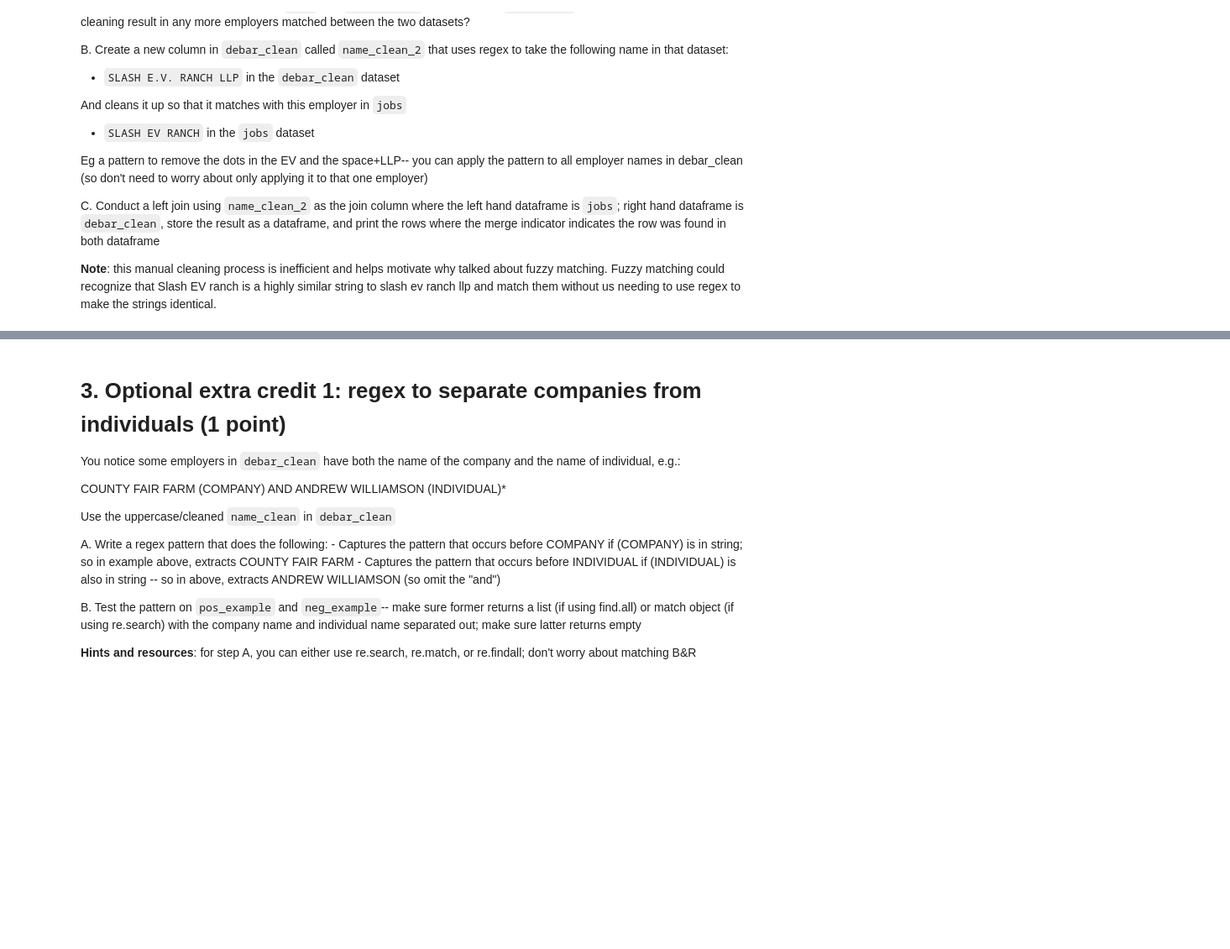
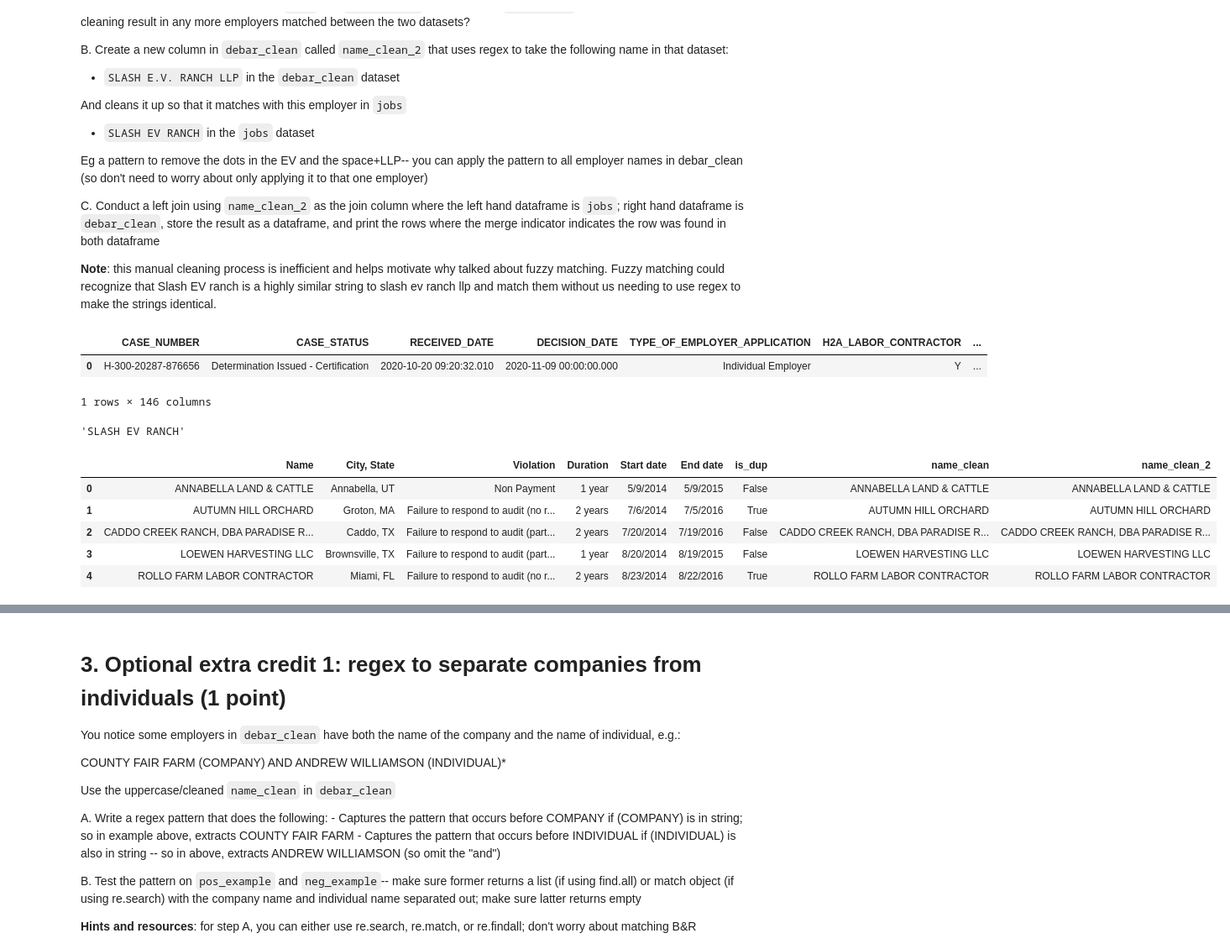
Before and after one commit to herbertfreeze/QSS20_S24, a Jupyter notebook: problemsets/pset2/pset2_blank.ipynb, the cells around one changed output, grey strips where cells are left out. Shown at 84% size. Cells and saved outputs as stored; diff of their text form; code cells hidden in the pictures; blank space fills up the shorter version.

```diff
--- a/problemsets/pset2/pset2_blank.ipynb
+++ b/problemsets/pset2/pset2_blank.ipynb
@@ -178,0 +258,4 @@ C. Assign the full vector of uppercase names back to the original data, writing
+# %%
+## Turn into upper campus
+jobs_upper = [name.upper() for name in jobs['EMPLOYER_NAME']]
+debar_upper = [name.upper() for name in debar_clean['Name']]
@@ -178,0 +297,6 @@ C. Assign the full vector of uppercase names back to the original data, writing
+# %%
+# assing uppercase to columns
+jobs['EMPLOYER_NAME'] = jobs_upper
+debar_clean['Name'] = debar_upper
+jobs.head()
+debar_clean.head()
@@ -199,0 +334,8 @@ neg_example = "E.V. RANCH LLP"
+# %%
+## Part A Pattern
+pattern = r"(?<=[INC|LLC|CO])\."
+
+## Part B: Apply pattern to examples
+re.sub(pattern, "", pos_example_1)
+re.sub(pattern, "", pos_example_2)
+re.sub(pattern, "", neg_example)
@@ -212,0 +355,4 @@ Make sure to use the uppercase versions of the variables
+# %%
+## Clean columns
+debar_clean['name_clean'] = [re.sub(pattern, "", name) for name in debar_clean['Name']]
+jobs['name_clean'] = [re.sub(pattern, "", name) for name in jobs['EMPLOYER_NAME']]
@@ -233,0 +409,21 @@ C. Conduct a left join using `name_clean_2` as the join column where the left ha
+# %%
+jobs.merge(debar_clean, on = 'name_clean', how = 'inner')
+# %% [output]
+|  | CASE_NUMBER | CASE_STATUS | RECEIVED_DATE | DECISION_DATE | TYPE_OF_EMPLOYER_APPLICATION | H2A_LABOR_CONTRACTOR | ... |
+| 0 | H-300-20287-876656 | Determination Issued - Certification | 2020-10-20 09:20:32.010 | 2020-11-09 00:00:00.000 | Individual Employer | Y | ... |
+1 rows × 146 columns
+# %%
+pattern2 = r"(\.)|( LLP)"
+re.sub(pattern2, "", "SLASH E.V. RANCH LLP")
+
+debar_clean['name_clean_2'] = [re.sub(pattern2, "", name) for name in debar_clean['name_clean']]
+
+debar_clean.head()
+# %% [output]
+'SLASH EV RANCH'
+|  | Name | City, State | Violation | Duration | Start date | End date | is_dup | name_clean | name_clean_2 |
+| 0 | ANNABELLA LAND & CATTLE | Annabella, UT | Non Payment | 1 year | 5/9/2014 | 5/9/2015 | False | ANNABELLA LAND & CATTLE | ANNABELLA LAND & CATTLE |
+| 1 | AUTUMN HILL ORCHARD | Groton, MA | Failure to respond to audit (no r... | 2 years | 7/6/2014 | 7/5/2016 | True | AUTUMN HILL ORCHARD | AUTUMN HILL ORCHARD |
+| 2 | CADDO CREEK RANCH, DBA PARADISE R... | Caddo, TX | Failure to respond to audit (part... | 2 years | 7/20/2014 | 7/19/2016 | False | CADDO CREEK RANCH, DBA PARADISE R... | CADDO CREEK RANCH, DBA PARADISE R... |
+| 3 | LOEWEN HARVESTING LLC | Brownsville, TX | Failure to respond to audit (part... | 1 year | 8/20/2014 | 8/19/2015 | False | LOEWEN HARVESTING LLC | LOEWEN HARVESTING LLC |
+| 4 | ROLLO FARM LABOR CONTRACTOR | Miami, FL | Failure to respond to audit (no r... | 2 years | 8/23/2014 | 8/22/2016 | True | ROLLO FARM LABOR CONTRACTOR | ROLLO FARM LABOR CONTRACTOR |
```
Also changed, not shown: parts of 26 cells of this notebook, 1 other file.
